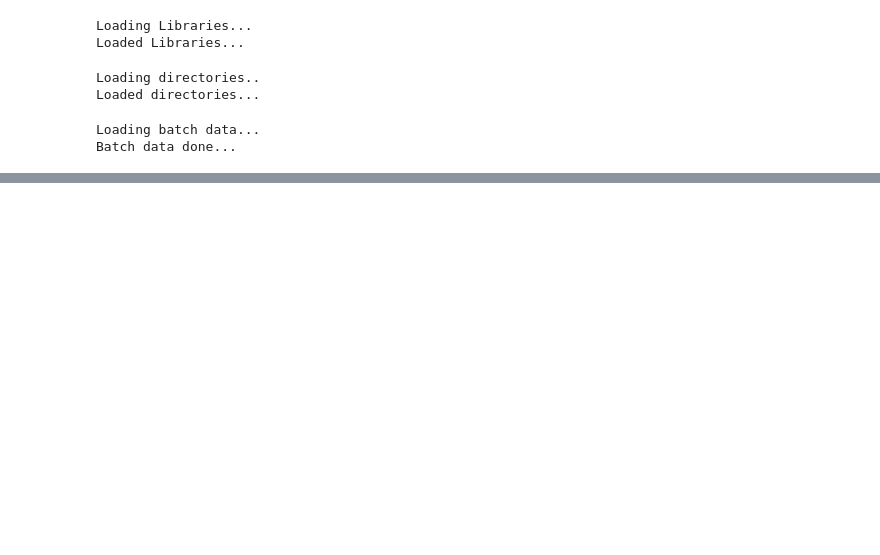
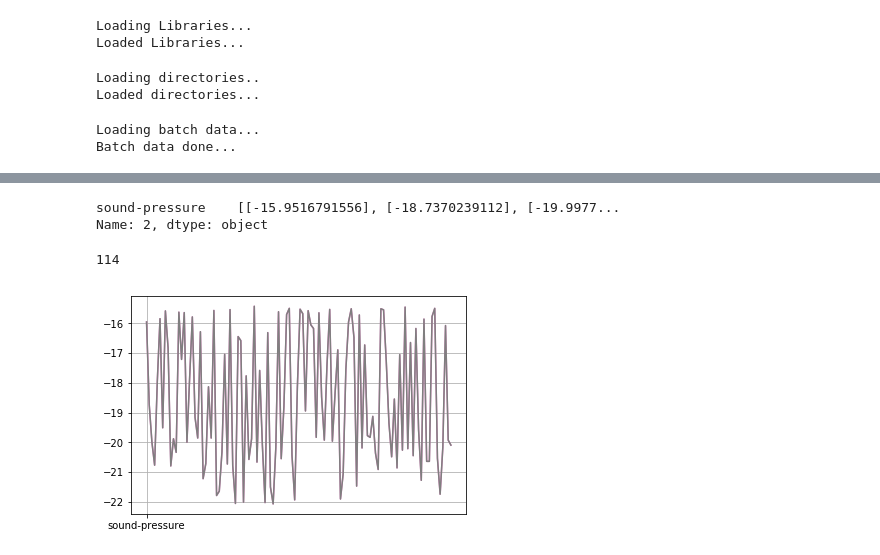
Before and after one commit to JedrzejMosiezny/R67-data-analysis, a Jupyter notebook: _jupyter/fft_analysis_ver02.ipynb, the cells around one changed output, grey strips where cells are left out. Drawn from its saved outputs; the diff is of its cells as text; code cells hidden in the pictures; blank space fills up the shorter version.

```diff
--- a/_jupyter/fft_analysis_ver02.ipynb
+++ b/_jupyter/fft_analysis_ver02.ipynb
@@ -95,6 +95,7 @@ def FFT_freq(x):
 print("Loading batch data...")
 os.chdir(path_acu)
 batch_pressure = dd.read_csv('int-01*', delimiter=",", decimal='.',usecols=["nodenumber", "sound-pressure"])
+batch_pressure = batch_pressure.set_index("nodenumber")
 print("Batch data done...")
 # %% [output]
 Loading batch data...
@@ -139,0 +107,4 @@ fft_freq
+# %%
+fft_values = pd.DataFrame(batch_pressure.groupby('nodenumber').apply(lambda x: FFT_values(x), meta=('sound-pressure', 'f8')).compute()).sort_index(axis=0, level=None, ascending=True, inplace=False, kind='quicksort', na_position='last', sort_remaining=True)
+fft_db = pd.DataFrame(batch_pressure.groupby('nodenumber').apply(lambda x: FFT_db(x), meta=('sound-pressure', 'f8')).compute()).sort_index(axis=0, level=None, ascending=True, inplace=False, kind='quicksort', na_position='last', sort_remaining=True)
+fft_freq = pd.DataFrame(batch_pressure.groupby('nodenumber').apply(lambda x: FFT_freq(x), meta=('sound-pressure', 'f8')).compute()).sort_index(axis=0, level=None, ascending=True, inplace=False, kind='quicksort', na_position='last', sort_remaining=True)
@@ -147,0 +187,4 @@ DB
+# %%
+FREQ = np.asarray(FREQ)
+FREQ = FREQ[0]
+FREQ
@@ -148,5 +209,22 @@ DB
+# %%
+DB.to_csv(str('int-01_DB.dat'), sep=",")
+DB
+# %% [output]
+sound-pressure    [[-15.9516791556], [-18.7370239112], [-19.9977...
+Name: 2, dtype: object
 # %%
 VAL
+# %%
+DBRA = DB.values[0]
+DBRA.size
+# %% [output]
+114
+# %%
+plt.plot(FREQ, DBRA)
+plt.grid()
+plt.show()
+# %% [output]
+[figure, added]
 # %%
 # code validation
 # %%
```
Also changed, not shown: parts of 16 cells of this notebook, 2 other files.
